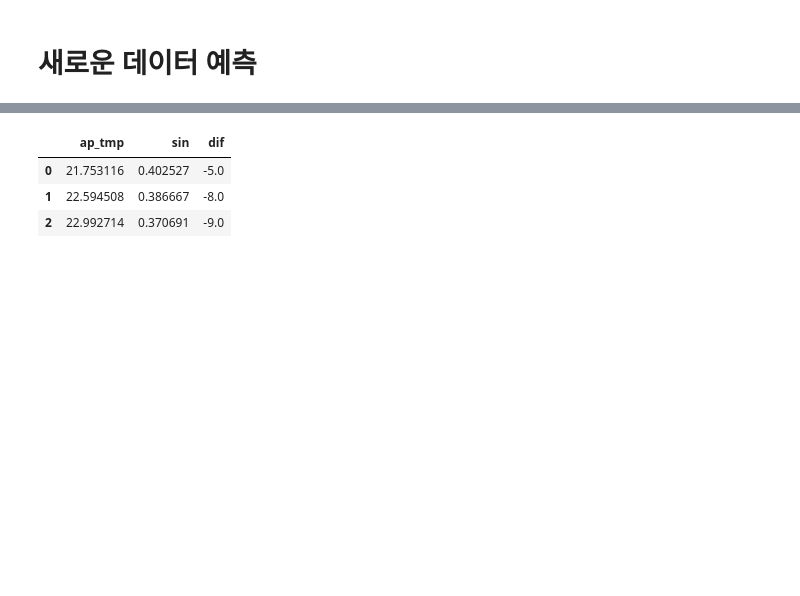
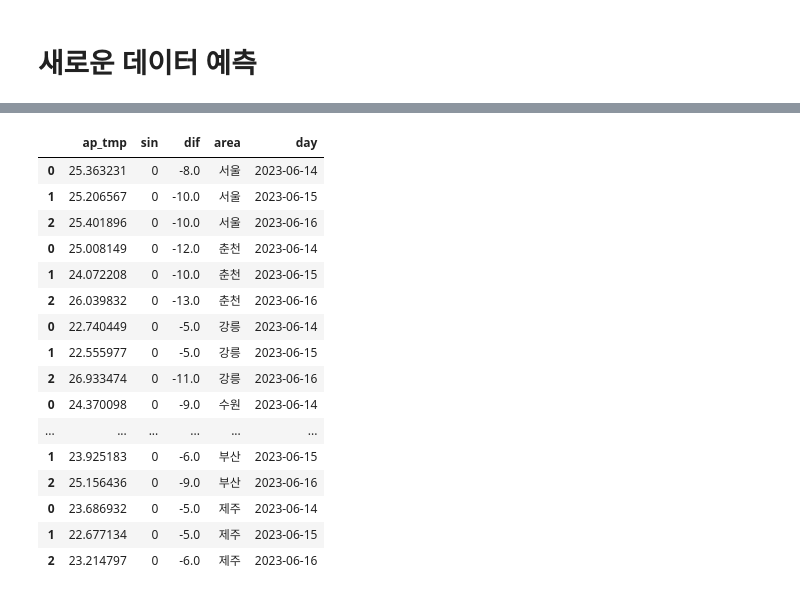
Before and after one commit to SaWooWon/WeatherWear, a Jupyter notebook: API 적용.ipynb, the cells around one changed output, grey strips where cells are left out. Saved outputs shown, nothing was run; the diff lists cells and outputs as text; code cells hidden in the pictures; blank space fills up the shorter version.

```diff
--- a/API 적용.ipynb
+++ b/API 적용.ipynb
@@ -204,3 +115,3 @@ def getWeather(input_date):
 # %%
-# 오늘 데이터 넣어야함
-X_now = getWeather(20230608)
+# 오늘 데이터와 지역 정보 넣어야함
+X_live = getWeather(20230614)
@@ -207,7 +136,20 @@ X_now = getWeather(20230608)
-# %%
-X_now
-# %% [output]
-|  | ap_tmp | sin | dif |
-| 0 | 21.753116 | 0.402527 | -5.0 |
-| 1 | 22.594508 | 0.386667 | -8.0 |
-| 2 | 22.992714 | 0.370691 | -9.0 |
+# %%
+X_live
+# %% [output]
+|  | ap_tmp | sin | dif | area | day |
+| 0 | 25.363231 | 0 | -8.0 | 서울 | 2023-06-14 |
+| 1 | 25.206567 | 0 | -10.0 | 서울 | 2023-06-15 |
+| 2 | 25.401896 | 0 | -10.0 | 서울 | 2023-06-16 |
+| 0 | 25.008149 | 0 | -12.0 | 춘천 | 2023-06-14 |
+| 1 | 24.072208 | 0 | -10.0 | 춘천 | 2023-06-15 |
+| 2 | 26.039832 | 0 | -13.0 | 춘천 | 2023-06-16 |
+| 0 | 22.740449 | 0 | -5.0 | 강릉 | 2023-06-14 |
+| 1 | 22.555977 | 0 | -5.0 | 강릉 | 2023-06-15 |
+| 2 | 26.933474 | 0 | -11.0 | 강릉 | 2023-06-16 |
+| 0 | 24.370098 | 0 | -9.0 | 수원 | 2023-06-14 |
+| ... | ... | ... | ... | ... | ... |
+| 1 | 23.925183 | 0 | -6.0 | 부산 | 2023-06-15 |
+| 2 | 25.156436 | 0 | -9.0 | 부산 | 2023-06-16 |
+| 0 | 23.686932 | 0 | -5.0 | 제주 | 2023-06-14 |
+| 1 | 22.677134 | 0 | -5.0 | 제주 | 2023-06-15 |
+| 2 | 23.214797 | 0 | -6.0 | 제주 | 2023-06-16 |
```
Also changed, not shown: parts of 19 cells of this notebook, 2 other files.
